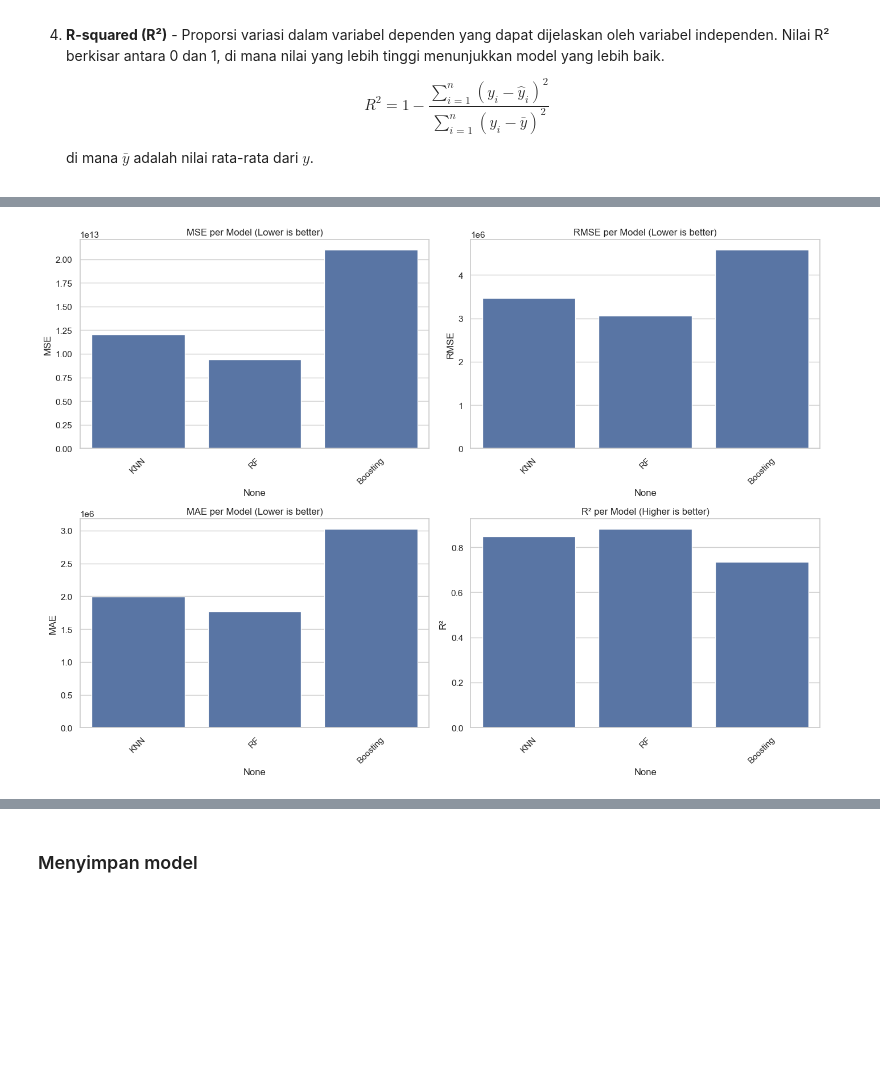
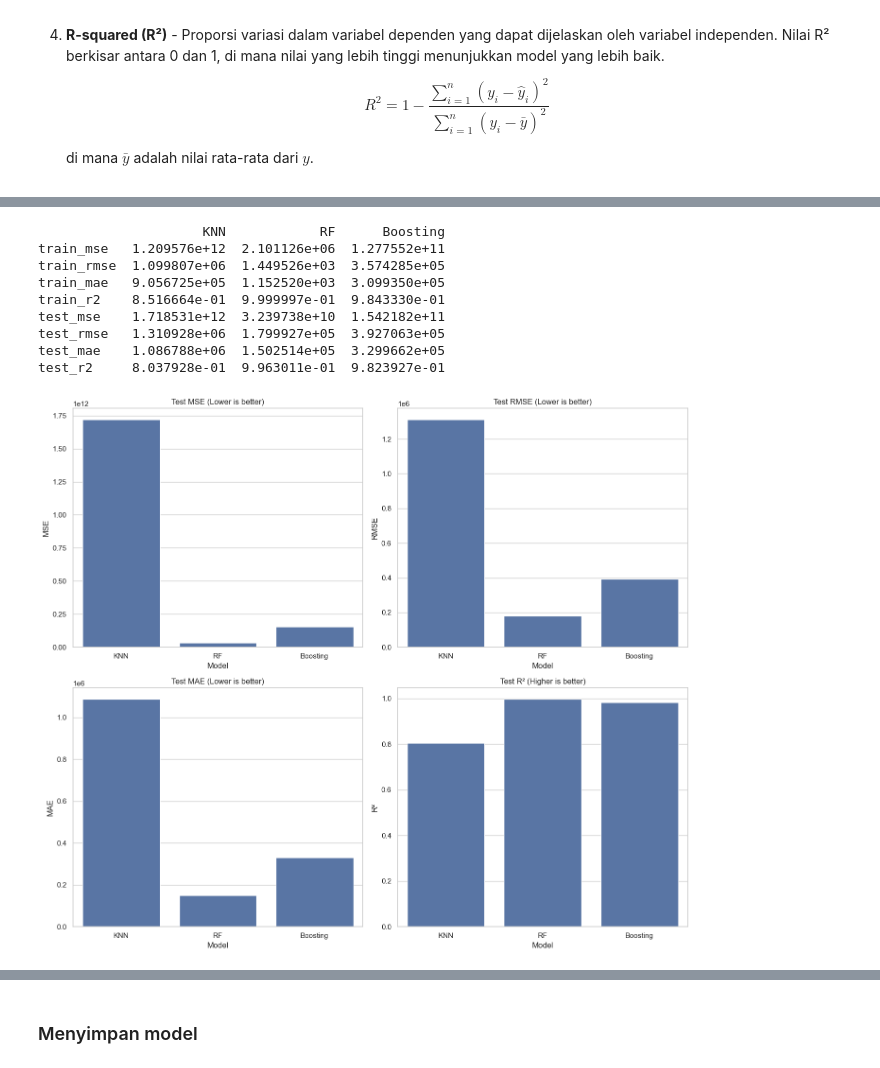
Before and after one commit to danielanputri/DicodingPredictiveAnalytics, a Jupyter notebook: Predictive Analytics_Daniela Natali Putri.ipynb, the cells around one changed output, grey strips where cells are left out. Saved outputs shown, nothing was run; the diff lists cells and outputs as text; code cells hidden in the pictures; blank space fills up the shorter version.

```diff
--- a/Predictive Analytics_Daniela Natali Putri.ipynb
+++ b/Predictive Analytics_Daniela Natali Putri.ipynb
@@ -34,6 +32,6 @@ Untuk detail lokasi, dataset ini menyediakan informasi mengenai nama area atau s
 # %%
 # Load csv dari folder data dan tampilkan
-df = pd.read_csv('house_prices.csv')
+df = pd.read_csv('ParisHousing.csv')
 
 # Cek beberapa baris pertama data
 print("Dimensi dataset:", df.shape)
@@ -253,6 +194,0 @@ df.head(1)
-# %%
-#Mengubah nilai True dan False menjadi 1 dan 0
-# Ubah hanya kolom boolean ke integer
-bool_cols = df.select_dtypes(include='bool').columns
-df[bool_cols] = df[bool_cols].astype(int)
-df.head(1)
@@ -277,6 +208,6 @@ Ukuran set pengujian: 17293 sampel
 # %%
 #Melakukan standarisasi terhadap fitur numerik pada data train
-numerical_features = ['baths', 'bedrooms', 'Area_in_Marla']
+numerical_features = X.select_dtypes(include=['int64', 'float64']).columns
 scaler = StandardScaler()
 scaler.fit(X_train[numerical_features])
 X_train[numerical_features] = scaler.transform(X_train.loc[:, numerical_features])
@@ -374,0 +292,10 @@ X_test[numerical_features].head()
+# %%
+#Melakukan standarisasi terhadap fitur numerik pada data test
+numerical_features = ['squareMeters', 'numberOfRooms', 'hasYard', 'hasPool', 'floors',
+       'cityCode', 'cityPartRange', 'numPrevOwners', 'made', 'isNewBuilt',
+       'hasStormProtector', 'basement', 'attic', 'garage', 'hasStorageRoom',
+       'hasGuestRoom']
+scaler = StandardScaler()
+scaler.fit(X_test[numerical_features])
+X_test[numerical_features] = scaler.transform(X_test.loc[:, numerical_features])
+X_test[numerical_features].head()
@@ -415,39 +349,40 @@ test_r2     8.474768e-01  8.808483e-01  7.334340e-01
 # %%
-# Visualisasi perbandingan model
-plt.figure(figsize=(14, 10))
+result_df = evaluate_model(knn_model, X_train, y_train, X_test, y_test, 'KNN', result_df)
+result_df = evaluate_model(rf_model, X_train, y_train, X_test, y_test, 'RF', result_df)
+result_df = evaluate_model(boosting_model, X_train, y_train, X_test, y_test, 'Boosting', result_df)
 
-# MSE (Lower is better)
-plt.subplot(2, 2, 1)
-sns.barplot(x=results_df.index, y=results_df['MSE'])
-plt.title('MSE per Model (Lower is better)', fontsize=12)
-plt.xticks(rotation=45)
-plt.ylabel('MSE')
+print(result_df)
 
-# RMSE (Lower is better)
-plt.subplot(2, 2, 2)
-sns.barplot(x=results_df.index, y=results_df['RMSE'])
-plt.title('RMSE per Model (Lower is better)', fontsize=12)
-plt.xticks(rotation=45)
-plt.ylabel('RMSE')
+# Transpose dan reset index untuk visualisasi
+result_plot_df = result_df.T.reset_index().rename(columns={'index': 'Model'})
 
-# MAE (Lower is better)
-plt.subplot(2, 2, 3)
-sns.barplot(x=results_df.index, y=results_df['MAE'])
-plt.title('MAE per Model (Lower is better)', fontsize=12)
-plt.xticks(rotation=45)
-plt.ylabel('MAE')
+# Plot
+plt.figure(figsize=(14, 12))
 
-# R² (Higher is better)
-plt.subplot(2, 2, 4)
-sns.barplot(x=results_df.index, y=results_df['R²'])
-plt.title('R² per Model (Higher is better)', fontsize=12)
-plt.xticks(rotation=45)
-plt.ylabel('R²')
+# Barplot untuk setiap metrik
+metrics = ['test_mse', 'test_rmse', 'test_mae', 'test_r2']
+titles = ['Test MSE (Lower is better)', 'Test RMSE (Lower is better)', 'Test MAE (Lower is better)', 'Test R² (Higher is better)']
+ylabels = ['MSE', 'RMSE', 'MAE', 'R²']
+
+for i, metric in enumerate(metrics):
+    plt.subplot(2, 2, i + 1)
+    sns.barplot(x='Model', y=metric, data=result_plot_df)
+    plt.title(titles[i], fontsize=12)
+    plt.ylabel(ylabels[i])
 
 plt.tight_layout()
 plt.show()
 # %% [output]
+                     KNN            RF      Boosting
+train_mse   1.209576e+12  2.101126e+06  1.277552e+11
+train_rmse  1.099807e+06  1.449526e+03  3.574285e+05
+train_mae   9.056725e+05  1.152520e+03  3.099350e+05
+train_r2    8.516664e-01  9.999997e-01  9.843330e-01
+test_mse    1.718531e+12  3.239738e+10  1.542182e+11
+test_rmse   1.310928e+06  1.799927e+05  3.927063e+05
+test_mae    1.086788e+06  1.502514e+05  3.299662e+05
+test_r2     8.037928e-01  9.963011e-01  9.823927e-01
-[figure, old version]
+[figure, new version]
 # %%
 #### Melakukan tunning pada RF
 # Definisikan parameter grid
```
Also changed, not shown: parts of 36 cells of this notebook, 8 other files.
